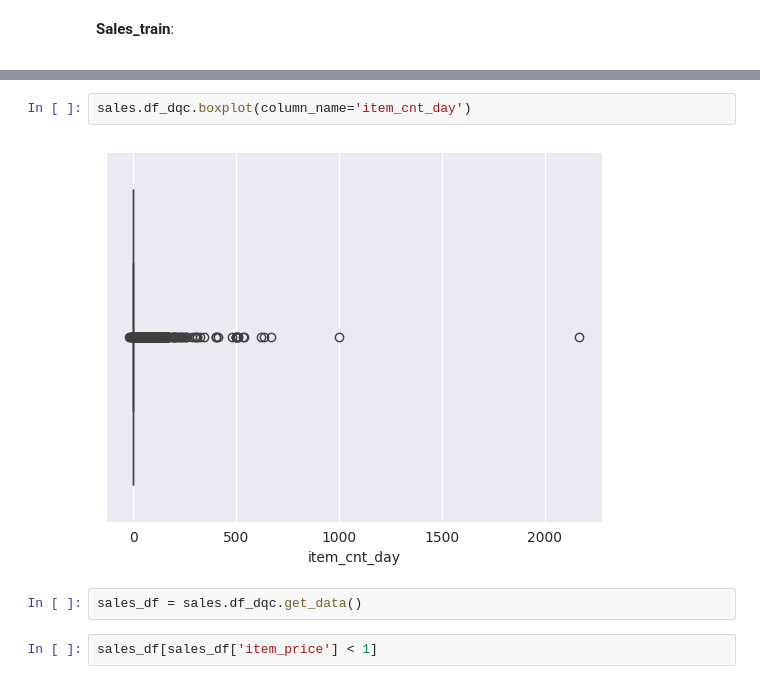
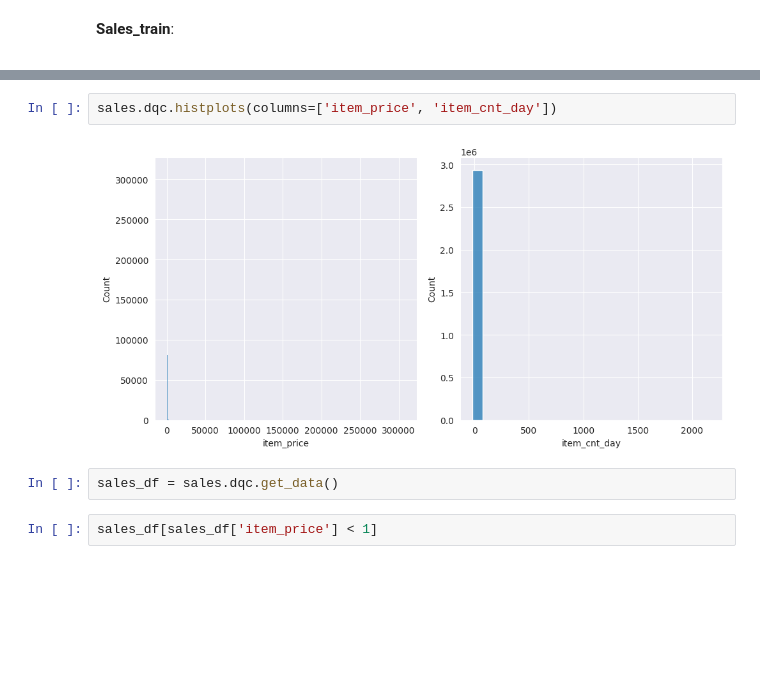
Before and after one commit to DKAvocad00/FutureSales, a Jupyter notebook: baseline/[DS 1.1] DQC&ETL.ipynb, the cells around one changed output, grey strips where cells are left out. Saved outputs shown, nothing was run; the diff lists cells and outputs as text; blank space fills up the shorter version.

```diff
--- a/baseline/[DS 1.1] DQC&ETL.ipynb
+++ b/baseline/[DS 1.1] DQC&ETL.ipynb
@@ -327,9 +354,9 @@ sales.df_dqc.boxplot(column_name='item_price')
-# %%
-sales.df_dqc.boxplot(column_name='item_cnt_day')
-# %% [output]
-[figure, removed]
+# %%
+sales.dqc.histplots(columns=['item_price', 'item_cnt_day'])
+# %% [output]
+[figure, added]
 # %%
-sales_df = sales.df_dqc.get_data()
+sales_df = sales.dqc.get_data()
 # %%
 sales_df[sales_df['item_price'] < 1]
 # %% [output]
```
Also changed, not shown: parts of 49 cells of this notebook.
